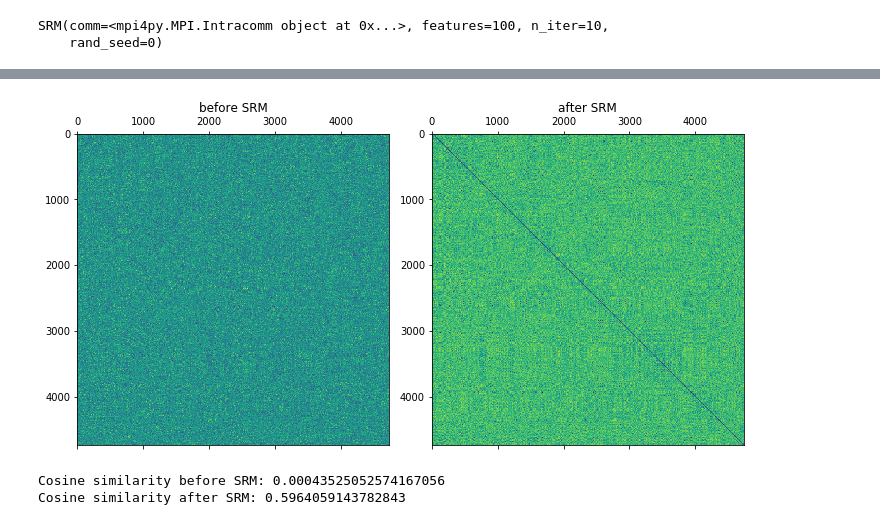
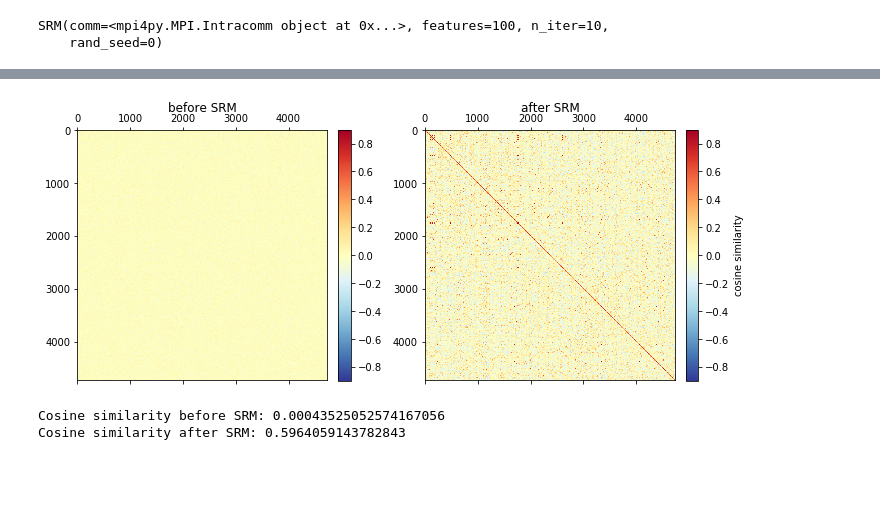
Before and after one commit to snastase/embedding-srm, a Jupyter notebook: embedding_srm.ipynb, the cells around one changed output, grey strips where cells are left out. Drawn from its saved outputs; the diff is of its cells as text; code cells hidden in the pictures; blank space fills up the shorter version.

```diff
--- a/embedding_srm.ipynb
+++ b/embedding_srm.ipynb
@@ -133,13 +158,18 @@ srm_dist = cdist(gpt2_srm, roberta_srm, metric='cosine')
 # %%
 # Visualize sample-wise alignment before and after
 fig, axs = plt.subplots(ncols=2, nrows=1, figsize=(10, 6))
-axs[0].matshow(original_dist)
+p0 = axs[0].matshow(1 - original_dist, vmin=-.9, vmax=.9,
+                    cmap="RdYlBu_r")
 axs[0].set_title('before SRM')
-axs[1].matshow(srm_dist)
+p1 = axs[1].matshow(1 - srm_dist, vmin=-.9, vmax=.9,
+                    cmap="RdYlBu_r")
 axs[1].set_title('after SRM')
+fig.colorbar(p0, ax=axs[0], fraction=0.046, pad=0.04)
+fig.colorbar(p1, ax=axs[1], fraction=0.046, pad=0.04,
+             label='cosine similarity')
 plt.tight_layout()
 # %% [output]
-[figure, old version]
+[figure, new version]
 # %%
 # Get sample-wise cosine similarities
 print(f"Cosine similarity before SRM: {1 - np.mean(original_dist.diagonal())}")
```
Also changed, not shown: parts of 6 cells of this notebook.
